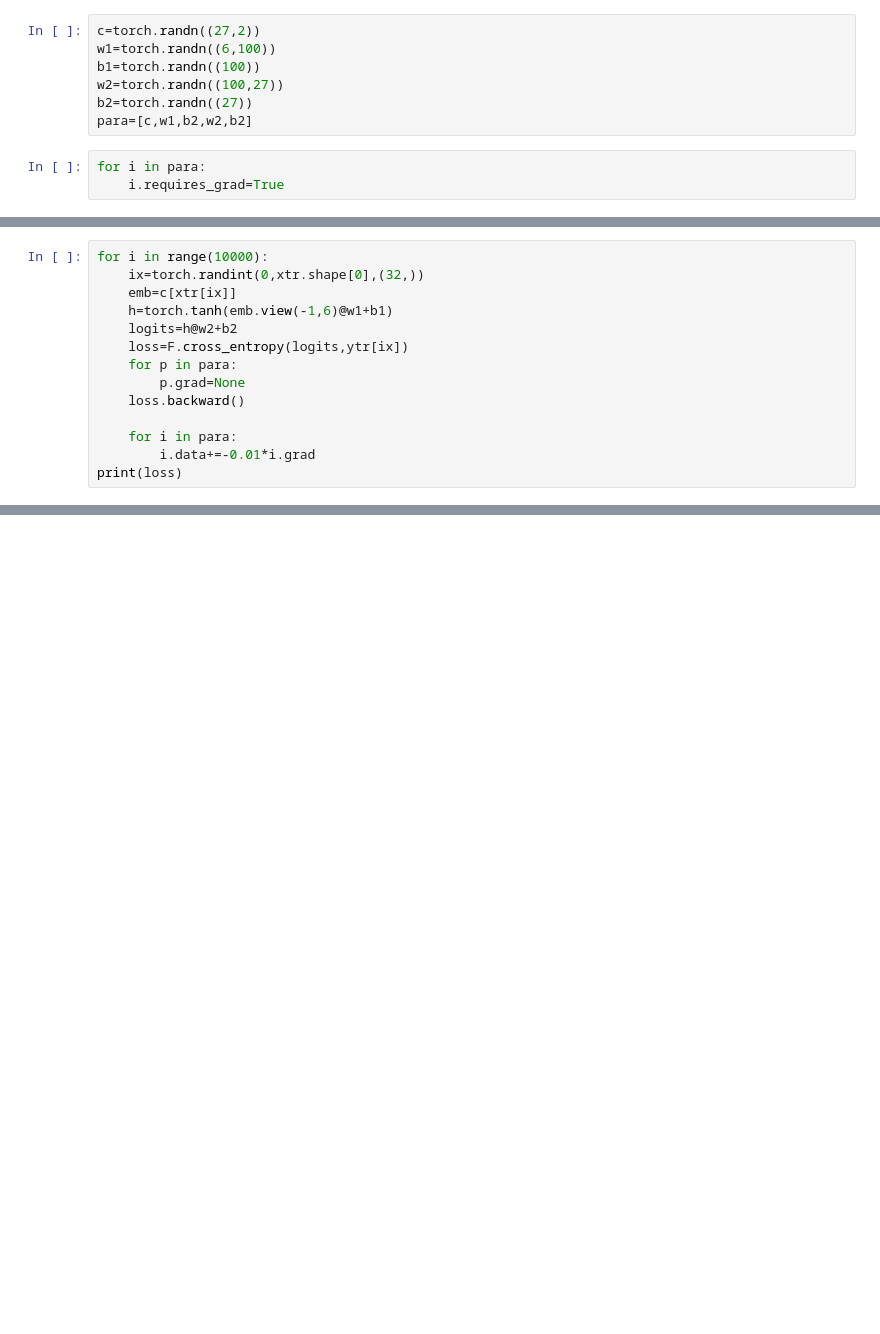
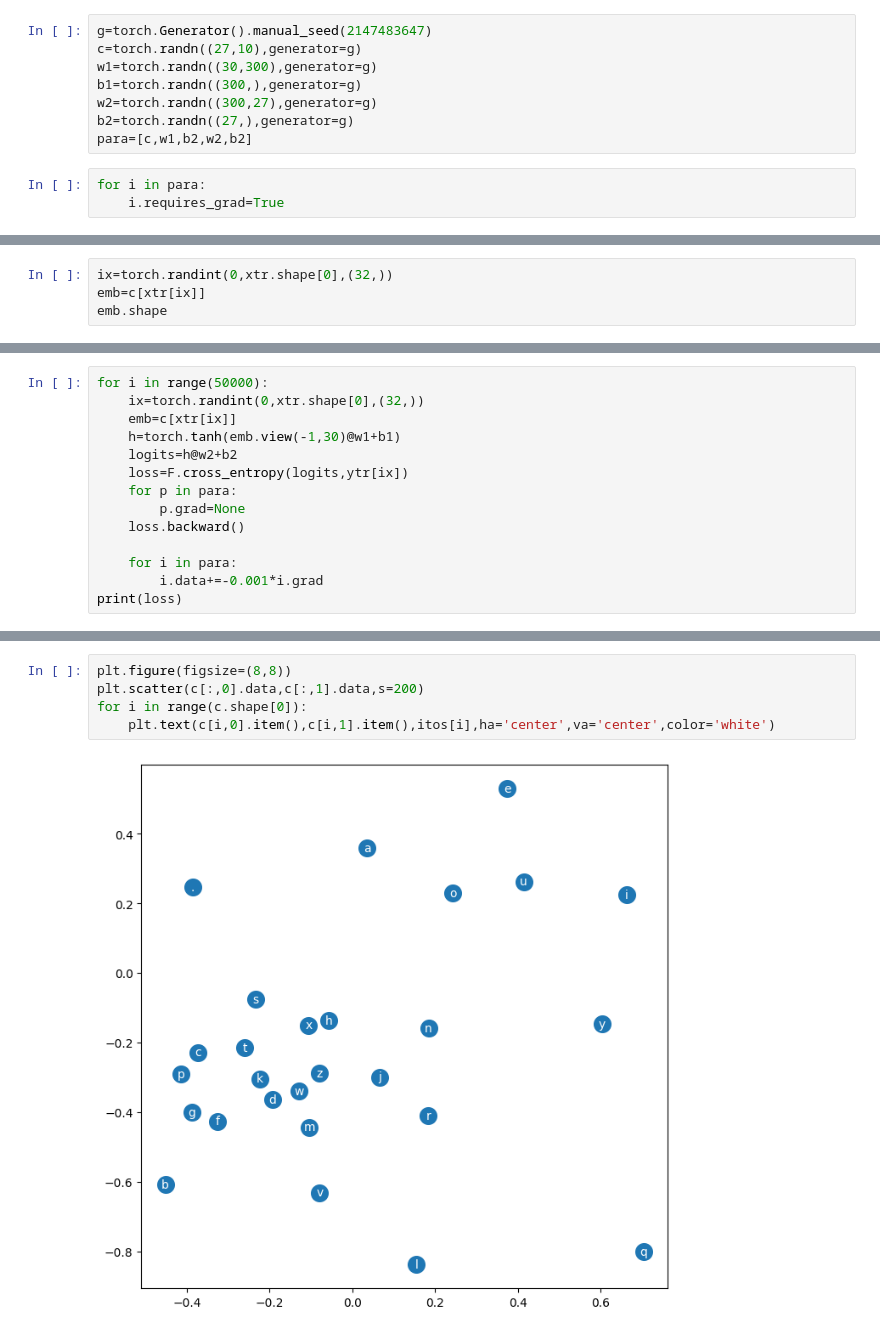
Before and after one commit to AryannSharmaa/makemore, a Jupyter notebook: makemore_mlp.ipynb, the cells around one changed output, grey strips where cells are left out. Drawn from its saved outputs; the diff is of its cells as text; blank space fills up the shorter version.

```diff
--- a/makemore_mlp.ipynb
+++ b/makemore_mlp.ipynb
@@ -62,11 +59,12 @@ x.shape,x.dtype,y.shape,y.dtype
 # %% [output]
 (torch.Size([228146, 3]), torch.int64, torch.Size([228146]), torch.int64)
 # %%
-c=torch.randn((27,2))
-w1=torch.randn((6,100))
-b1=torch.randn((100))
-w2=torch.randn((100,27))
-b2=torch.randn((27))
+g=torch.Generator().manual_seed(2147483647)
+c=torch.randn((27,10),generator=g)
+w1=torch.randn((30,300),generator=g)
+b1=torch.randn((300,),generator=g)
+w2=torch.randn((300,27),generator=g)
+b2=torch.randn((27,),generator=g)
 para=[c,w1,b2,w2,b2]
 # %%
 for i in para:
@@ -77,0 +76,4 @@ sum([i.nelement() for i in para])
+# %%
+ix=torch.randint(0,xtr.shape[0],(32,))
+emb=c[xtr[ix]]
+emb.shape
@@ -78,8 +82,8 @@ sum([i.nelement() for i in para])
 # %%
-for i in range(10000):
+for i in range(50000):
     ix=torch.randint(0,xtr.shape[0],(32,))
     emb=c[xtr[ix]]
-    h=torch.tanh(emb.view(-1,6)@w1+b1)
+    h=torch.tanh(emb.view(-1,30)@w1+b1)
     logits=h@w2+b2
     loss=F.cross_entropy(logits,ytr[ix])
     for p in para:
@@ -87,6 +91,6 @@ for i in range(10000):
     loss.backward()
 
     for i in para:
-        i.data+=-0.01*i.grad
+        i.data+=-0.001*i.grad
 print(loss)
 # %% [output]
@@ -109,0 +122,7 @@ tensor(2.2726, grad_fn=<NllLossBackward0>)
+# %%
+plt.figure(figsize=(8,8))
+plt.scatter(c[:,0].data,c[:,1].data,s=200)
+for i in range(c.shape[0]):
+    plt.text(c[i,0].item(),c[i,1].item(),itos[i],ha='center',va='center',color='white')
+# %% [output]
+[figure, added]
```
Also changed, not shown: parts of 8 cells of this notebook.
